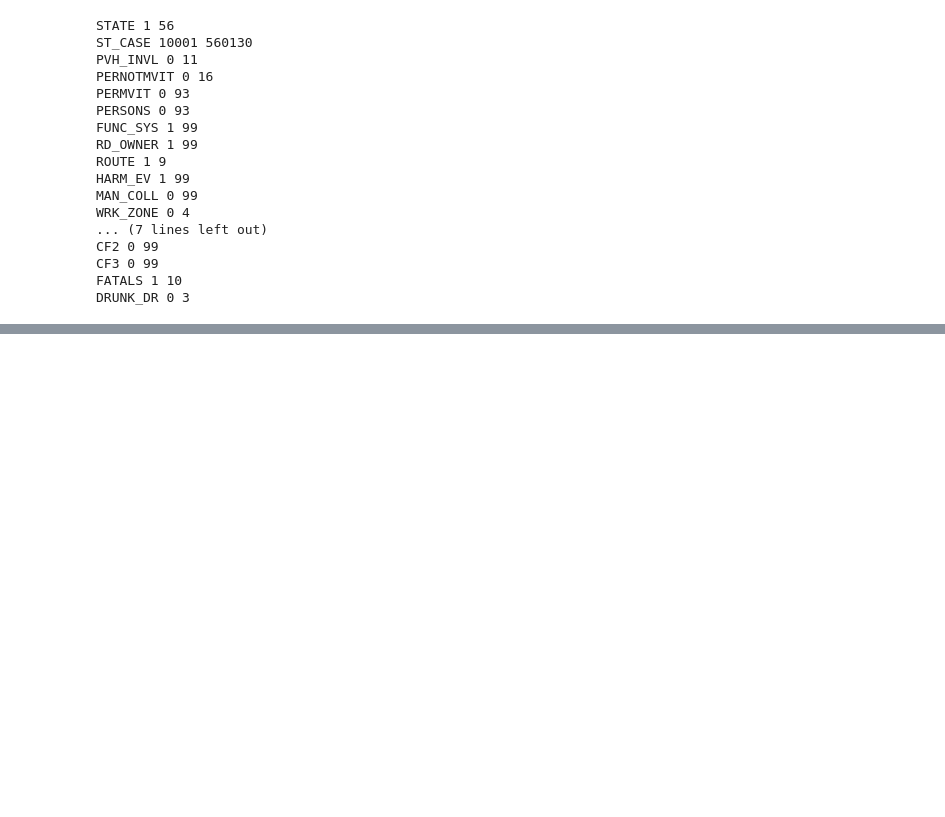
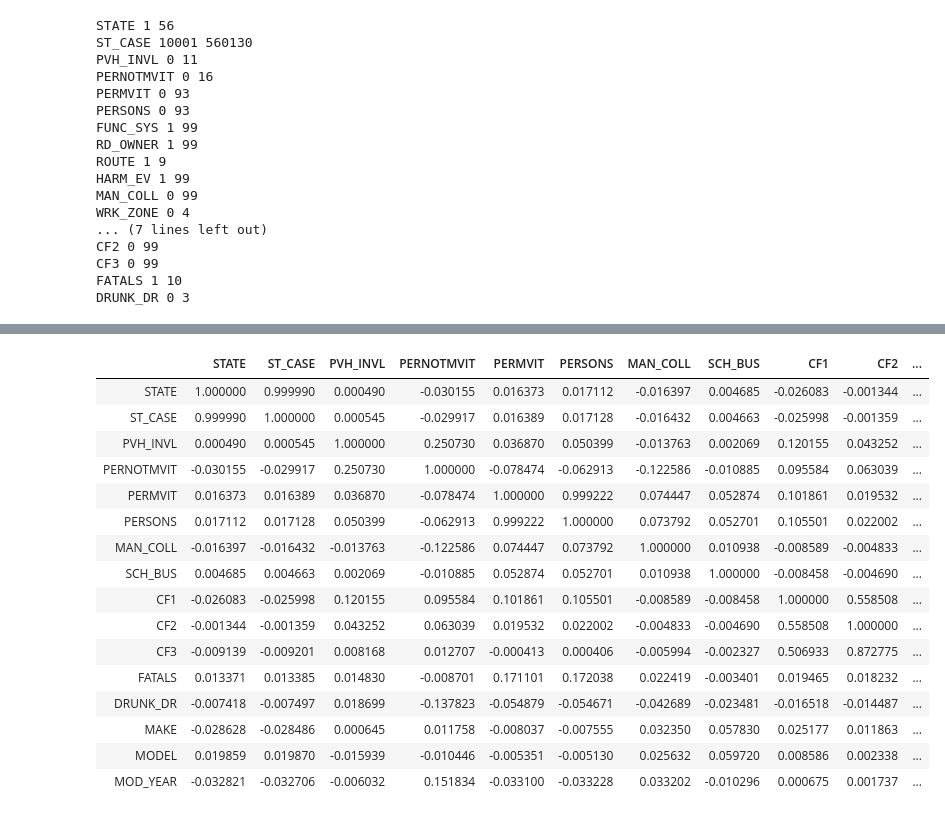
Before and after one commit to Marcoror150/MSCS-Project, a Jupyter notebook: Data Example Part 1.ipynb, the cells around one changed output, grey strips where cells are left out. Cells and saved outputs as stored; diff of their text form; code cells hidden in the pictures; blank space fills up the shorter version.

```diff
--- a/Data Example Part 1.ipynb
+++ b/Data Example Part 1.ipynb
@@ -234,0 +287,8 @@ df.corr()
+# %%
+vehiclesToKeep = ["ST_CASE", "MAKE", "MODEL", "MOD_YEAR"]
+df_vehicles_copy = df_vehicles[vehiclesToKeep]
+
+
+#How many unique values?
+for column in df_vehicles_copy:
+    print(column, len(df_vehicles_copy[column].unique()))
@@ -234,0 +316,2 @@ df.corr()
+# %%
+df_merge = pd.merge(df_accidents_copy, df_vehicles_copy, on="ST_CASE")
@@ -234,0 +327,20 @@ df.corr()
+# %%
+df_merge.corr()
+# %% [output]
+|  | STATE | ST_CASE | PVH_INVL | PERNOTMVIT | PERMVIT | PERSONS | MAN_COLL | SCH_BUS | CF1 | CF2 | ... |
+| STATE | 1.000000 | 0.999990 | 0.000490 | -0.030155 | 0.016373 | 0.017112 | -0.016397 | 0.004685 | -0.026083 | -0.001344 | ... |
+| ST_CASE | 0.999990 | 1.000000 | 0.000545 | -0.029917 | 0.016389 | 0.017128 | -0.016432 | 0.004663 | -0.025998 | -0.001359 | ... |
+| PVH_INVL | 0.000490 | 0.000545 | 1.000000 | 0.250730 | 0.036870 | 0.050399 | -0.013763 | 0.002069 | 0.120155 | 0.043252 | ... |
+| PERNOTMVIT | -0.030155 | -0.029917 | 0.250730 | 1.000000 | -0.078474 | -0.062913 | -0.122586 | -0.010885 | 0.095584 | 0.063039 | ... |
+| PERMVIT | 0.016373 | 0.016389 | 0.036870 | -0.078474 | 1.000000 | 0.999222 | 0.074447 | 0.052874 | 0.101861 | 0.019532 | ... |
+| PERSONS | 0.017112 | 0.017128 | 0.050399 | -0.062913 | 0.999222 | 1.000000 | 0.073792 | 0.052701 | 0.105501 | 0.022002 | ... |
+| MAN_COLL | -0.016397 | -0.016432 | -0.013763 | -0.122586 | 0.074447 | 0.073792 | 1.000000 | 0.010938 | -0.008589 | -0.004833 | ... |
+| SCH_BUS | 0.004685 | 0.004663 | 0.002069 | -0.010885 | 0.052874 | 0.052701 | 0.010938 | 1.000000 | -0.008458 | -0.004690 | ... |
+| CF1 | -0.026083 | -0.025998 | 0.120155 | 0.095584 | 0.101861 | 0.105501 | -0.008589 | -0.008458 | 1.000000 | 0.558508 | ... |
+| CF2 | -0.001344 | -0.001359 | 0.043252 | 0.063039 | 0.019532 | 0.022002 | -0.004833 | -0.004690 | 0.558508 | 1.000000 | ... |
+| CF3 | -0.009139 | -0.009201 | 0.008168 | 0.012707 | -0.000413 | 0.000406 | -0.005994 | -0.002327 | 0.506933 | 0.872775 | ... |
+| FATALS | 0.013371 | 0.013385 | 0.014830 | -0.008701 | 0.171101 | 0.172038 | 0.022419 | -0.003401 | 0.019465 | 0.018232 | ... |
+| DRUNK_DR | -0.007418 | -0.007497 | 0.018699 | -0.137823 | -0.054879 | -0.054671 | -0.042689 | -0.023481 | -0.016518 | -0.014487 | ... |
+| MAKE | -0.028628 | -0.028486 | 0.000645 | 0.011758 | -0.008037 | -0.007555 | 0.032350 | 0.057830 | 0.025177 | 0.011863 | ... |
+| MODEL | 0.019859 | 0.019870 | -0.015939 | -0.010446 | -0.005351 | -0.005130 | 0.025632 | 0.059720 | 0.008586 | 0.002338 | ... |
+| MOD_YEAR | -0.032821 | -0.032706 | -0.006032 | 0.151834 | -0.033100 | -0.033228 | 0.033202 | -0.010296 | 0.000675 | 0.001737 | ... |
```
Also changed, not shown: parts of 22 cells of this notebook, 1 other file.
